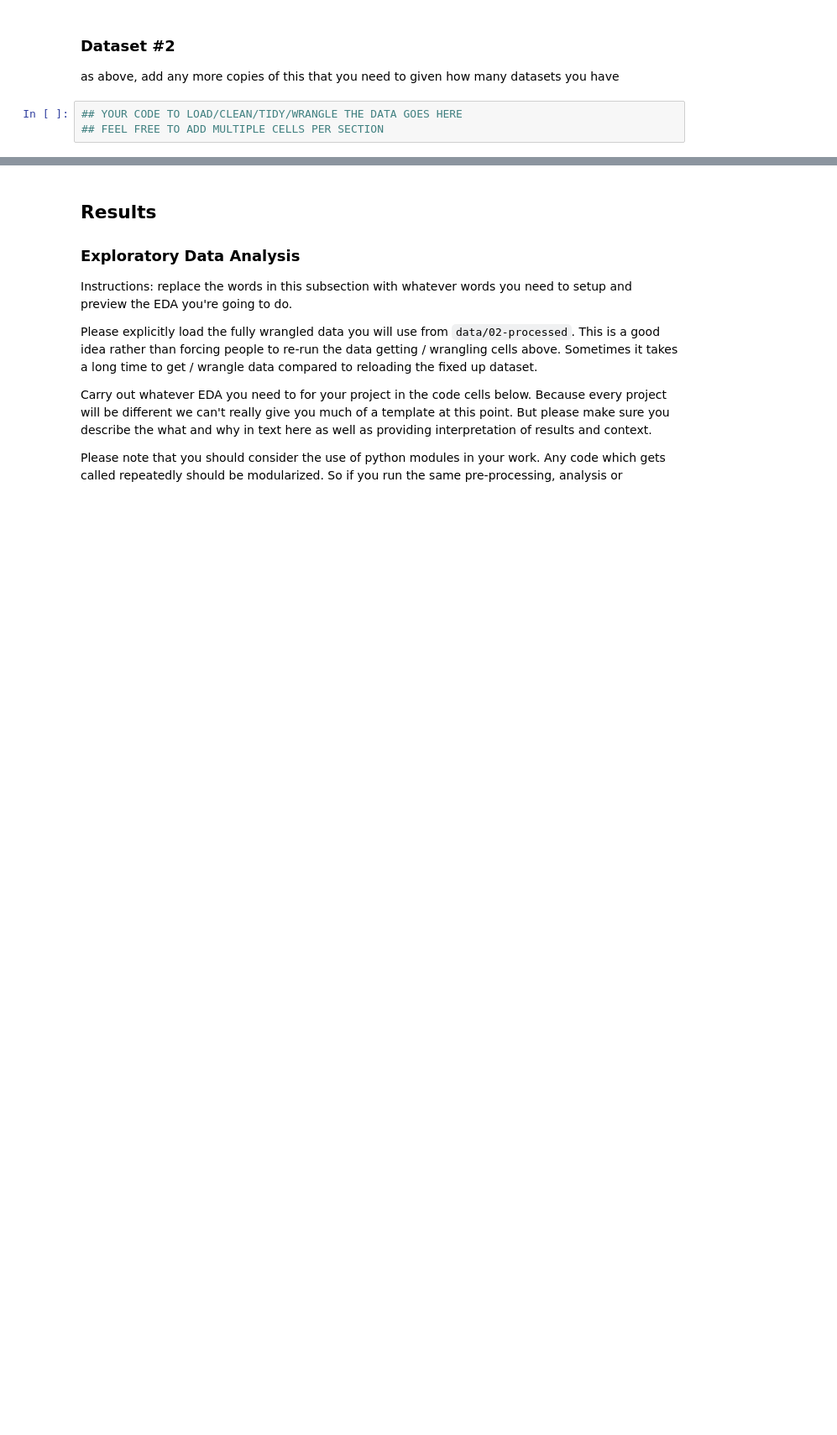
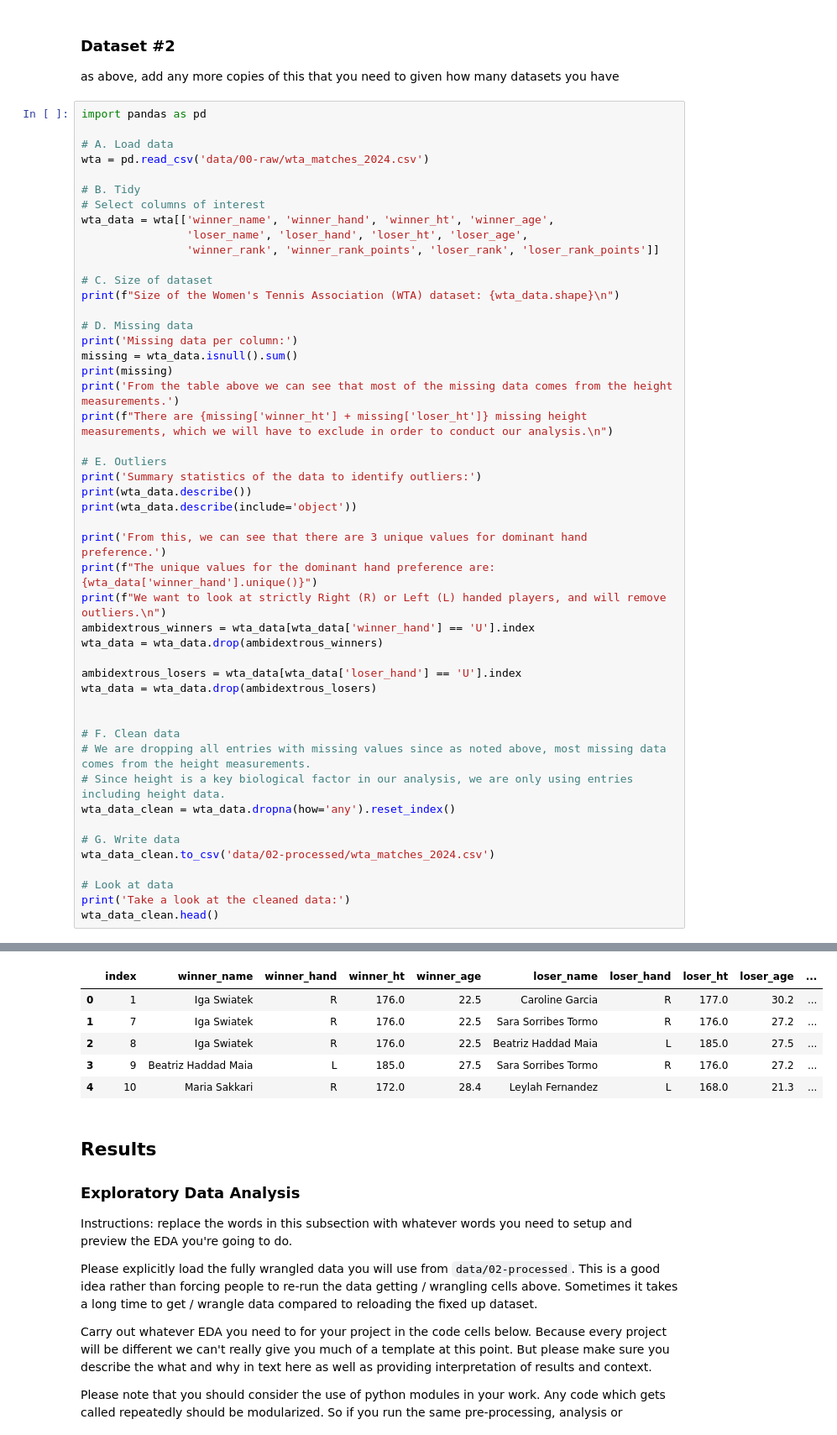
Before and after one commit to COGS108/Group041_WI26, a Jupyter notebook: 02-EDACheckpoint.ipynb, the cells around one changed output, grey strips where cells are left out. Shown at 84% size. Cells and saved outputs as stored; diff of their text form; blank space fills up the shorter version.

```diff
--- a/02-EDACheckpoint.ipynb
+++ b/02-EDACheckpoint.ipynb
@@ -98,6 +262,52 @@ Instructions: REPLACE the contents of this cell and the one below with your work
 # %% [markdown]
 ### Dataset #2
  as above, add any more copies of this that you need to given how many datasets you have
-# %%
-## YOUR CODE TO LOAD/CLEAN/TIDY/WRANGLE THE DATA GOES HERE
-## FEEL FREE TO ADD MULTIPLE CELLS PER SECTION
+# %%
+import pandas as pd
+
+# A. Load data
+wta = pd.read_csv('data/00-raw/wta_matches_2024.csv')
+
+# B. Tidy
+# Select columns of interest
+wta_data = wta[['winner_name', 'winner_hand', 'winner_ht', 'winner_age',
+                'loser_name', 'loser_hand', 'loser_ht', 'loser_age',
+                'winner_rank', 'winner_rank_points', 'loser_rank', 'loser_rank_points']]
+
+# C. Size of dataset
+print(f"Size of the Women's Tennis Association (WTA) dataset: {wta_data.shape}\n")
+
+# D. Missing data
+print('Missing data per column:')
+missing = wta_data.isnull().sum()
+print(missing)
+print('From the table above we can see that most of the missing data comes from the height measurements.')
+print(f"There are {missing['winner_ht'] + missing['loser_ht']} missing height measurements, which we will have to exclude in order to conduct our analysis.\n")
+
+# E. Outliers
+print('Summary statistics of the data to identify outliers:')
+print(wta_data.describe())
+print(wta_data.describe(include='object'))
+
+print('From this, we can see that there are 3 unique values for dominant hand preference.')
+print(f"The unique values for the dominant hand preference are: {wta_data['winner_hand'].unique()}")
+print(f"We want to look at strictly Right (R) or Left (L) handed players, and will remove outliers.\n")
+ambidextrous_winners = wta_data[wta_data['winner_hand'] == 'U'].index
+wta_data = wta_data.drop(ambidextrous_winners)
+
+ambidextrous_losers = wta_data[wta_data['loser_hand'] == 'U'].index
+wta_data = wta_data.drop(ambidextrous_losers)
+
+
+# F. Clean data
+# We are dropping all entries with missing values since as noted above, most missing data comes from the height measurements.
+# Since height is a key biological factor in our analysis, we are only using entries including height data.
+wta_data_clean = wta_data.dropna(how='any').reset_index()
+
+# G. Write data
+wta_data_clean.to_csv('data/02-processed/wta_matches_2024.csv')
+
+# Look at data
+print('Take a look at the cleaned data:')
+wta_data_clean.head()
+# %% [output]
@@ -104,3 +331,9 @@ Instructions: REPLACE the contents of this cell and the one below with your work
+|  | index | winner_name | winner_hand | winner_ht | winner_age | loser_name | loser_hand | loser_ht | loser_age | ... |
+| 0 | 1 | Iga Swiatek | R | 176.0 | 22.5 | Caroline Garcia | R | 177.0 | 30.2 | ... |
+| 1 | 7 | Iga Swiatek | R | 176.0 | 22.5 | Sara Sorribes Tormo | R | 176.0 | 27.2 | ... |
+| 2 | 8 | Iga Swiatek | R | 176.0 | 22.5 | Beatriz Haddad Maia | L | 185.0 | 27.5 | ... |
+| 3 | 9 | Beatriz Haddad Maia | L | 185.0 | 27.5 | Sara Sorribes Tormo | R | 176.0 | 27.2 | ... |
+| 4 | 10 | Maria Sakkari | R | 172.0 | 28.4 | Leylah Fernandez | L | 168.0 | 21.3 | ... |
 # %% [markdown]
 ## Results
 
```
Also changed, not shown: parts of 23 cells of this notebook.
